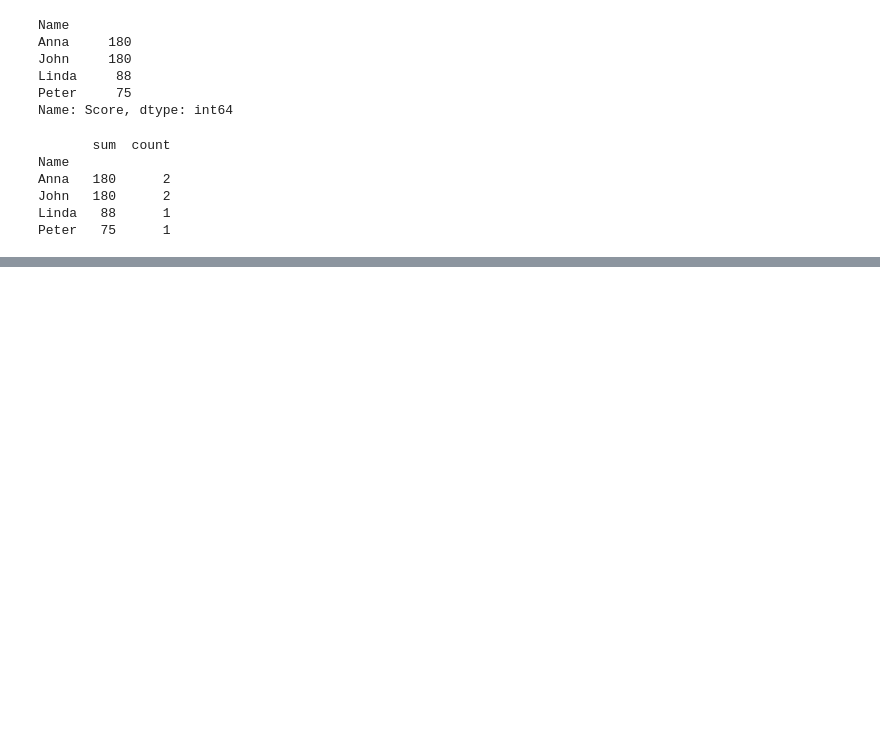
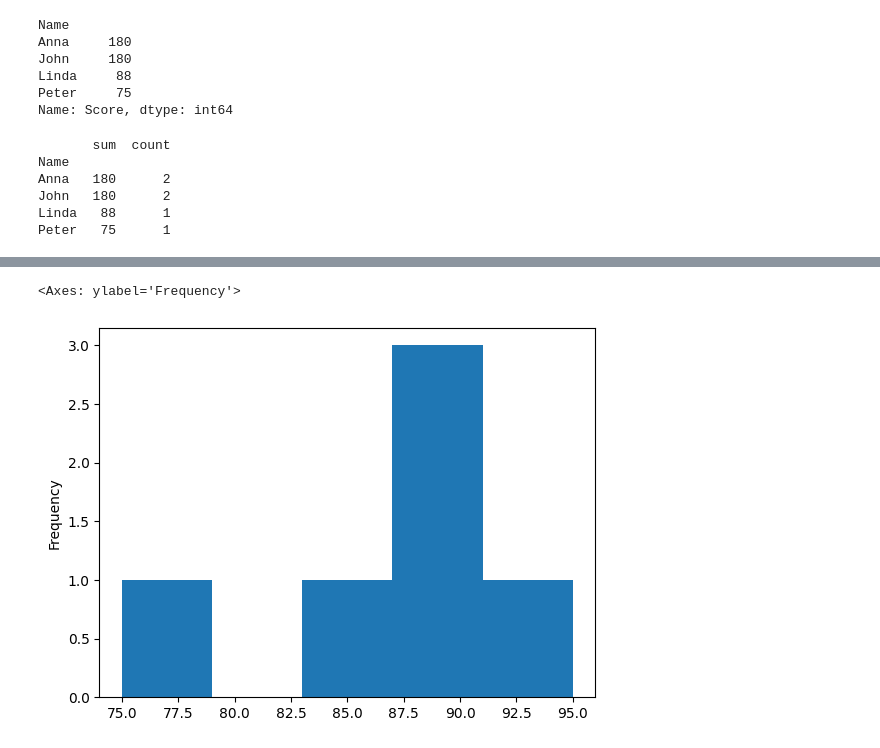
Before and after one commit to hijaz/themlpath-notebooks, a Jupyter notebook: pandas.ipynb, the cells around one changed output, grey strips where cells are left out. Cells and saved outputs as stored; diff of their text form; code cells hidden in the pictures; blank space fills up the shorter version.

```diff
--- a/pandas.ipynb
+++ b/pandas.ipynb
@@ -725,0 +1212,11 @@ Peter   75      1
+# %%
+
+## Plotting Histograms
+
+# Histograms are useful for visualizing the distribution of numerical data.
+
+# Create a histogram of the 'Score' column
+df['Score'].plot(kind='hist', bins=5)
+# %% [output]
+<Axes: ylabel='Frequency'>
+[figure, added]
```
Also changed, not shown: parts of 37 cells of this notebook, 4 other files.
